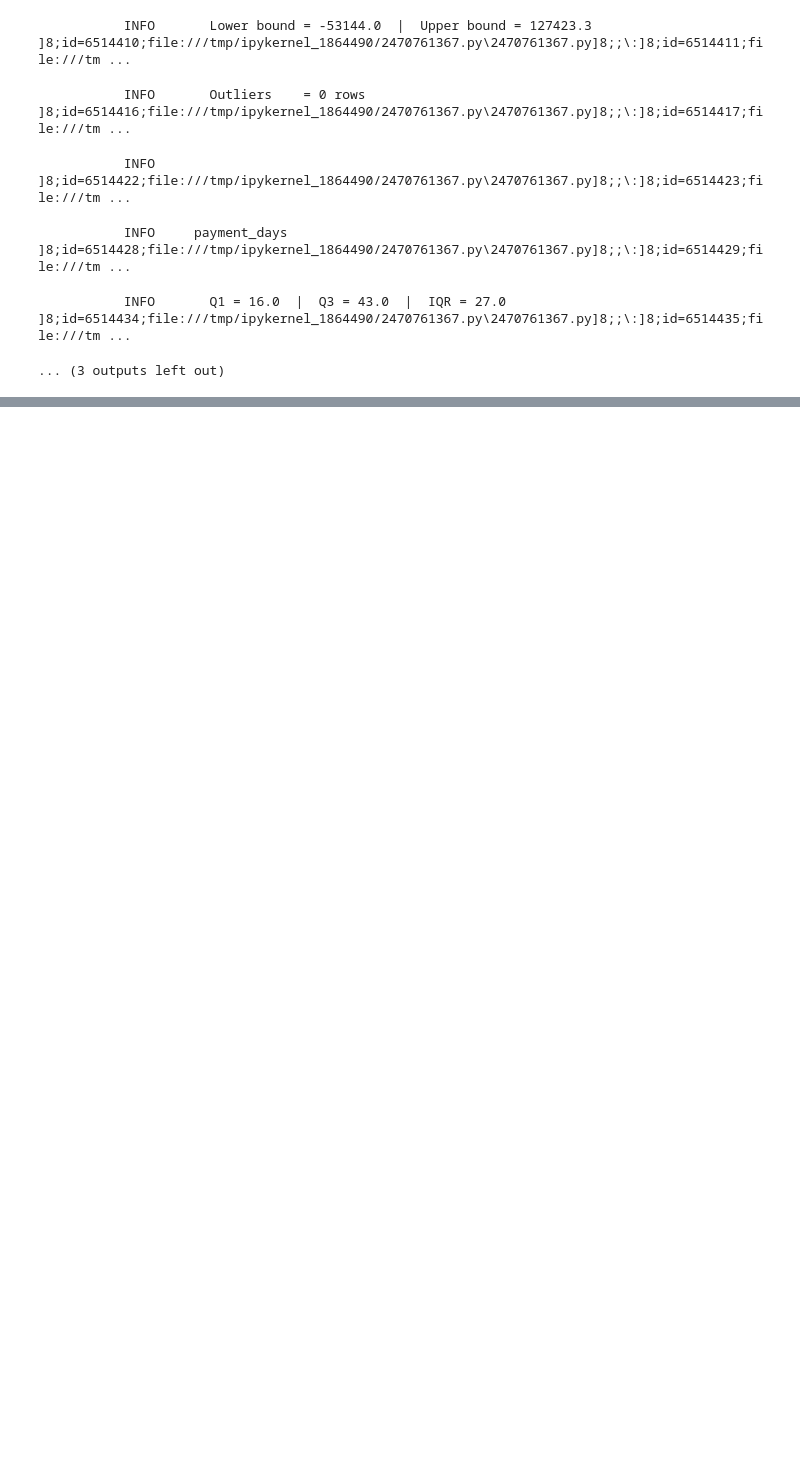
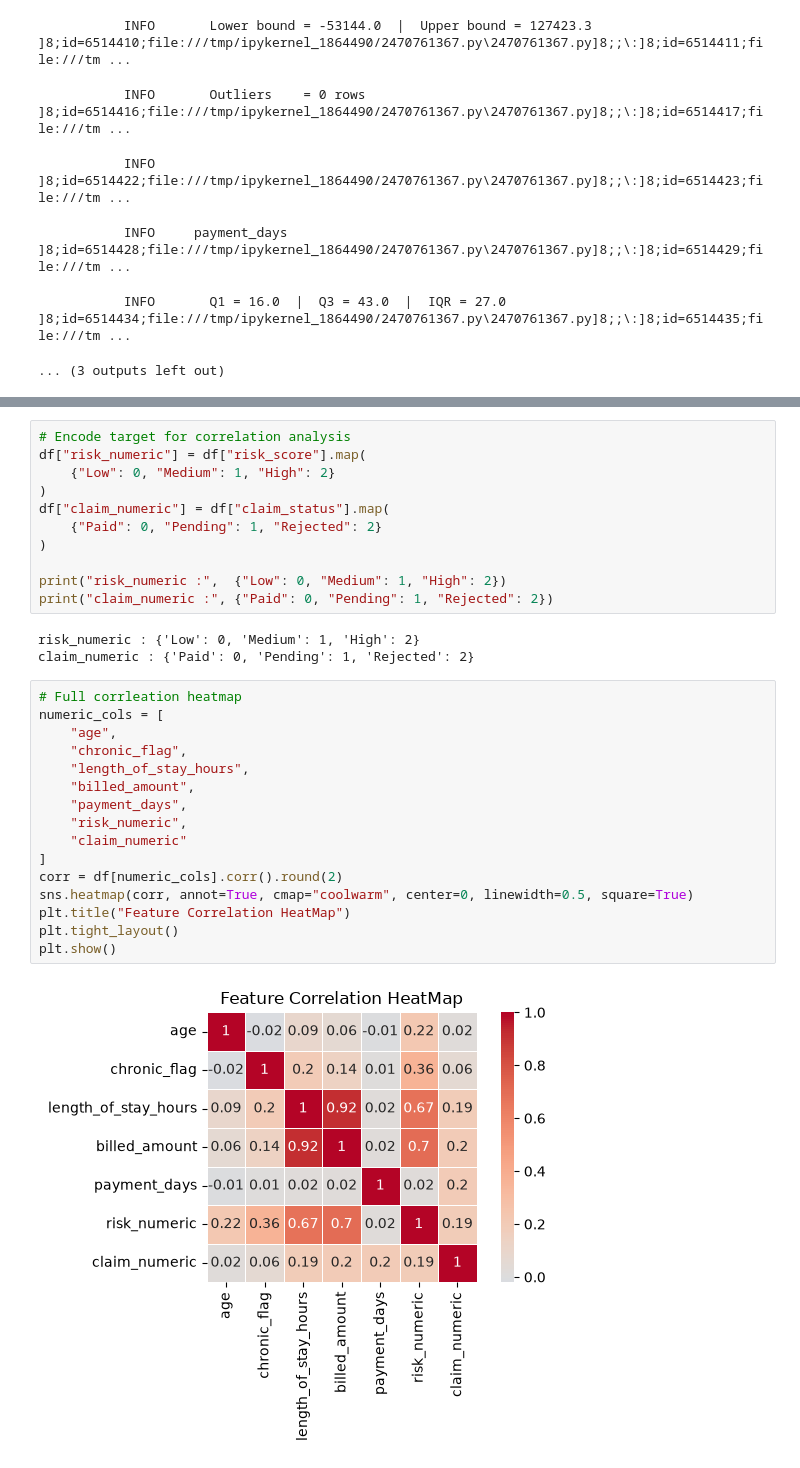
Before and after one commit to bjmashele/health-analytics, a Jupyter notebook: eda_to_mlflow.ipynb, the cells around one changed output, grey strips where cells are left out. Cells and saved outputs as stored; diff of their text form; blank space fills up the shorter version.

Commit message:
Feature correlation analysis

```diff
--- a/eda_to_mlflow.ipynb
+++ b/eda_to_mlflow.ipynb
@@ -808,0 +818,32 @@ for col in ["length_of_stay_hours", "billed_amount", "payment_days"]:
+# %%
+# Encode target for correlation analysis
+df["risk_numeric"] = df["risk_score"].map(
+    {"Low": 0, "Medium": 1, "High": 2}
+)
+df["claim_numeric"] = df["claim_status"].map(
+    {"Paid": 0, "Pending": 1, "Rejected": 2}
+)
+
+print("risk_numeric :",  {"Low": 0, "Medium": 1, "High": 2})
+print("claim_numeric :", {"Paid": 0, "Pending": 1, "Rejected": 2})
+# %% [output]
+risk_numeric : {'Low': 0, 'Medium': 1, 'High': 2}
+claim_numeric : {'Paid': 0, 'Pending': 1, 'Rejected': 2}
+# %%
+# Full corrleation heatmap
+numeric_cols = [
+    "age",
+    "chronic_flag",
+    "length_of_stay_hours",
+    "billed_amount",
+    "payment_days",
+    "risk_numeric",
+    "claim_numeric"
+]
+corr = df[numeric_cols].corr().round(2)
+sns.heatmap(corr, annot=True, cmap="coolwarm", center=0, linewidth=0.5, square=True)
+plt.title("Feature Correlation HeatMap")
+plt.tight_layout()
+plt.show()
+# %% [output]
+[figure, added]
```
Also changed, not shown: parts of 5 cells of this notebook.
